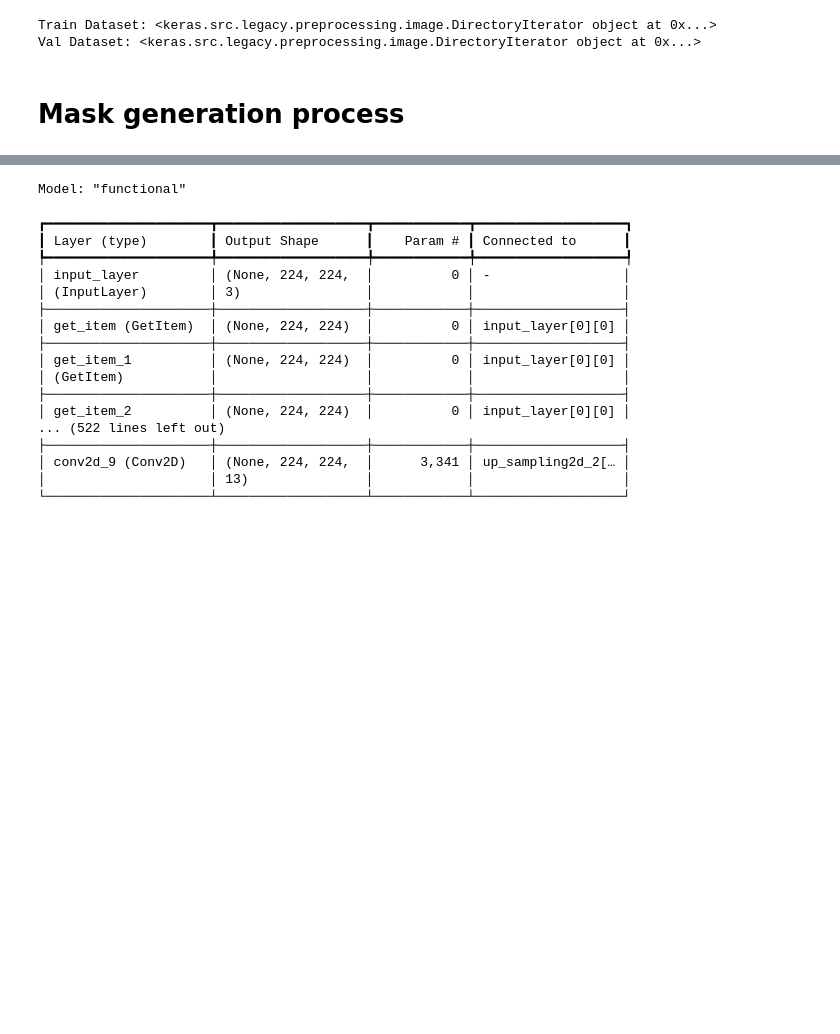
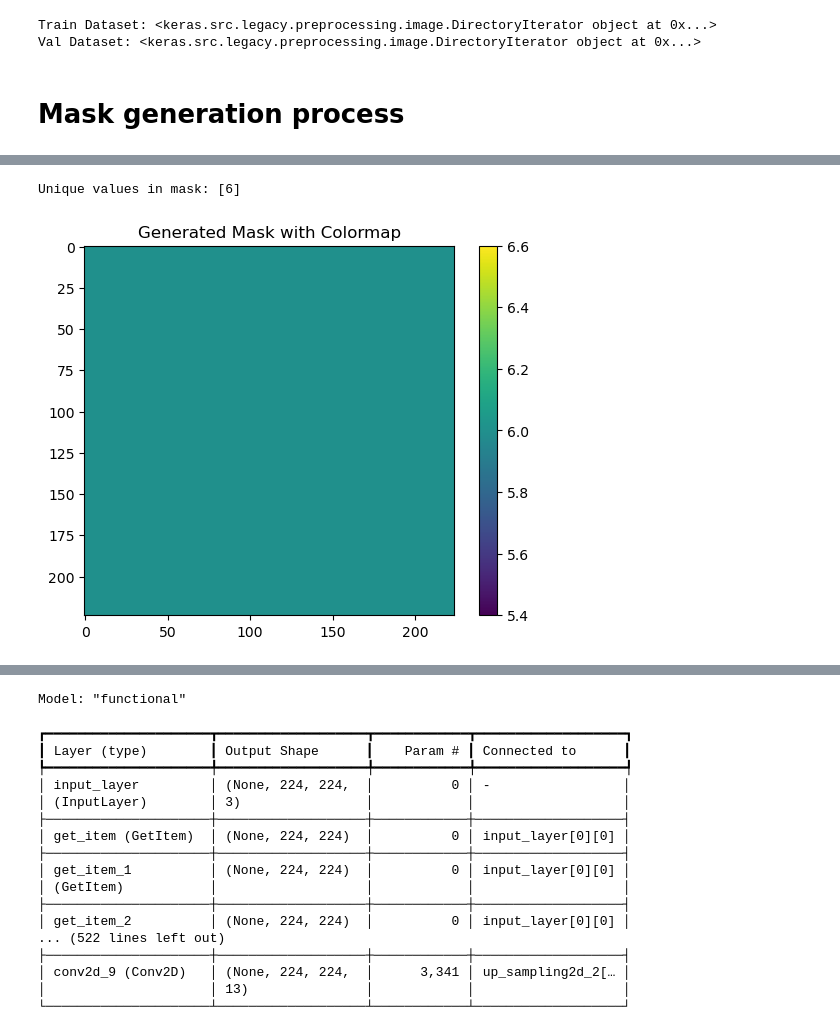
Before and after one commit to PanaritSa/House_style_ML, a Jupyter notebook: Multiclass semantic segmentation for house.ipynb, the cells around one changed output, grey strips where cells are left out. Drawn from its saved outputs; the diff is of its cells as text; code cells hidden in the pictures; blank space fills up the shorter version.

Commit message:
mask gen

```diff
--- a/Multiclass semantic segmentation for house.ipynb
+++ b/Multiclass semantic segmentation for house.ipynb
@@ -259,3 +292,14 @@ Class Labels: {'ML-AR-COLONIAL': 0, 'ML-AR-Chicago School': 1, 'ML-AR-Classic':
+# %%
+import matplotlib.pyplot as plt
+mask = cv2.imread(r"Train_Test_Folder\mask\ML-AR-Modern Minimal\1f951a96283669f2265e2cea304e50de.png", cv2.IMREAD_GRAYSCALE)
+print("Unique values in mask:", np.unique(mask))
+plt.imshow(mask, cmap="viridis")  # Use a colormap for better distinction
+plt.colorbar()
+plt.title("Generated Mask with Colormap")
+plt.show()
+# %% [output]
+Unique values in mask: [6]
+[figure, added]
 # %%
 import os
 import numpy as np
```
Also changed, not shown: parts of 5 cells of this notebook.
